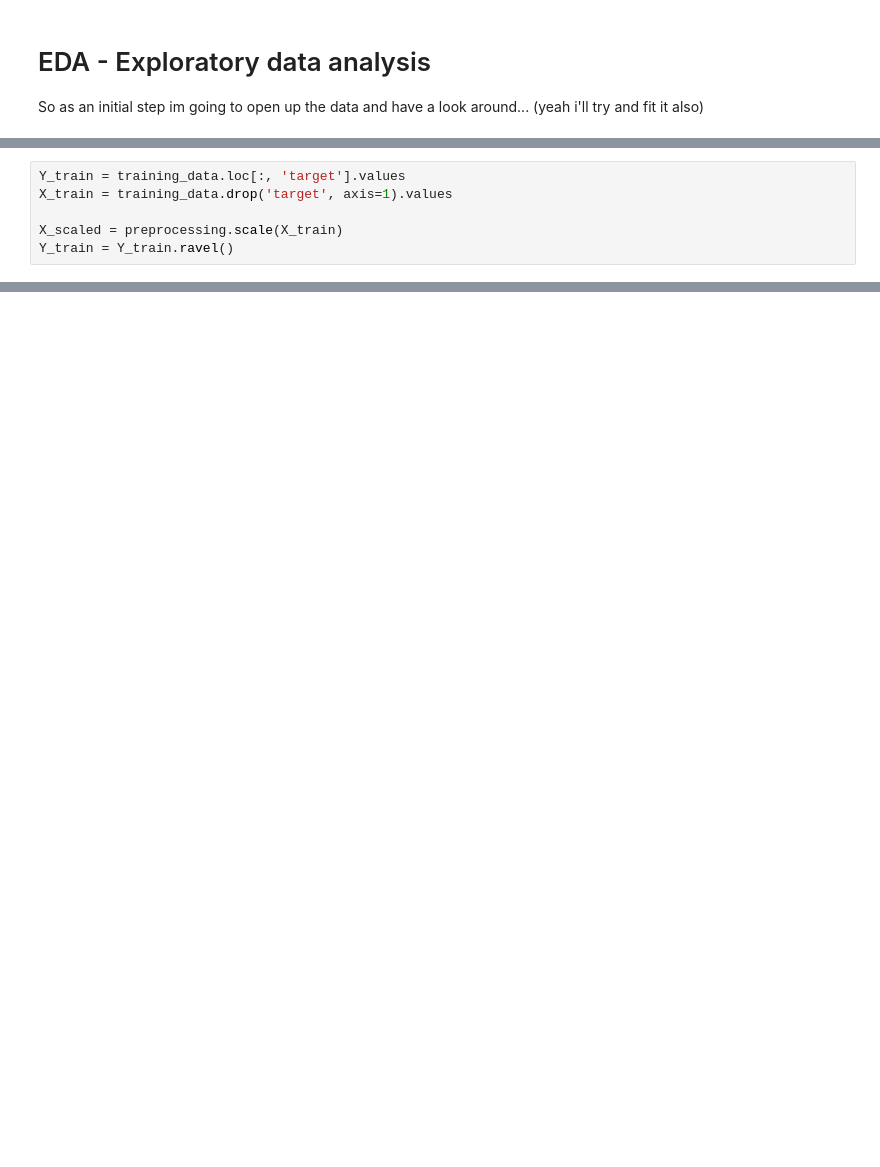
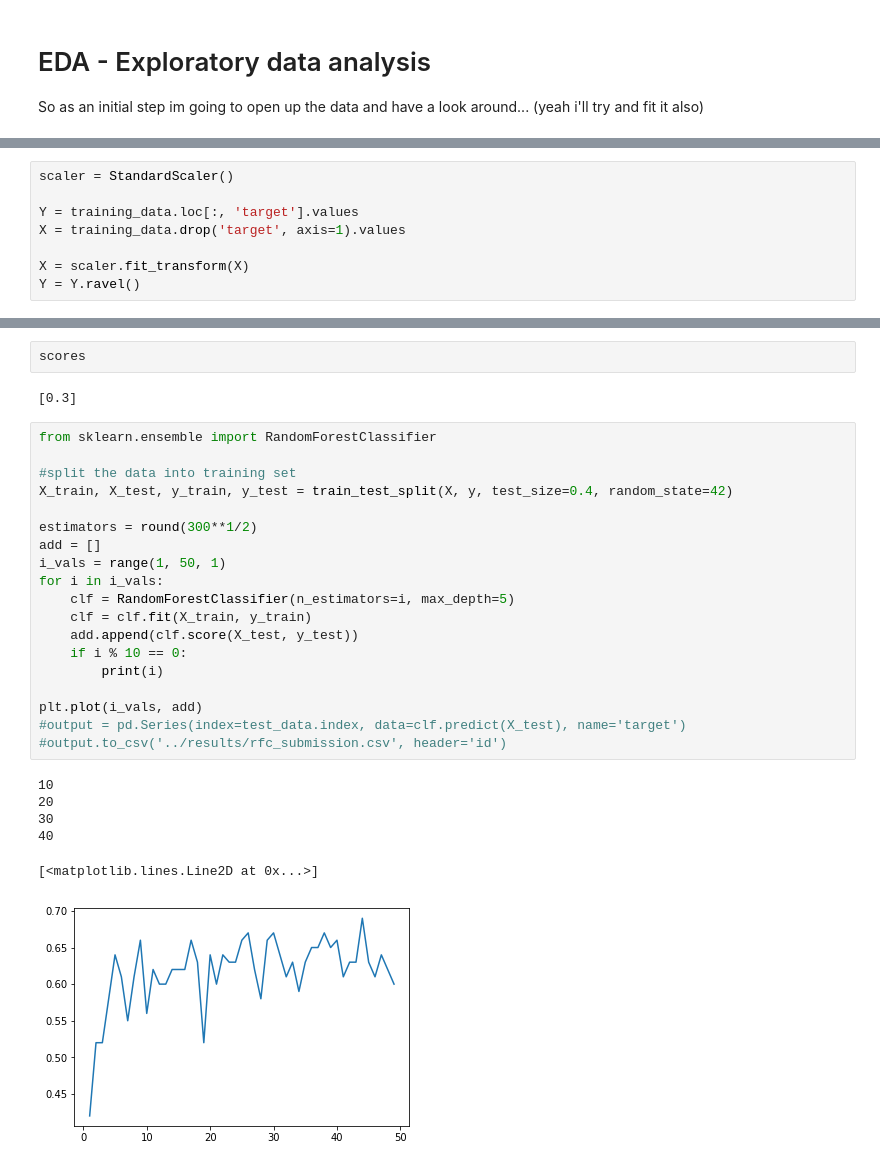
Before and after one commit to georgelil/kaggle_dont_overfit_II, a Jupyter notebook: models/eda.ipynb, the cells around one changed output, grey strips where cells are left out. Cells and saved outputs as stored; diff of their text form; blank space fills up the shorter version.

```diff
--- a/models/eda.ipynb
+++ b/models/eda.ipynb
@@ -29,6 +41,8 @@ more dimensions than samples..
 # %%
-Y_train = training_data.loc[:, 'target'].values
-X_train = training_data.drop('target', axis=1).values
+scaler = StandardScaler()
 
-X_scaled = preprocessing.scale(X_train)
-Y_train = Y_train.ravel()
+Y = training_data.loc[:, 'target'].values
+X = training_data.drop('target', axis=1).values
+
+X = scaler.fit_transform(X)
+Y = Y.ravel()
@@ -37,0 +73,30 @@ X_test = preprocessing.scale(X_test)
+# %%
+scores
+# %% [output]
+[0.3]
+# %%
+from sklearn.ensemble import RandomForestClassifier
+
+#split the data into training set
+X_train, X_test, y_train, y_test = train_test_split(X, y, test_size=0.4, random_state=42)
+
+estimators = round(300**1/2)
+add = []
+i_vals = range(1, 50, 1)
+for i in i_vals:
+    clf = RandomForestClassifier(n_estimators=i, max_depth=5)
+    clf = clf.fit(X_train, y_train)
+    add.append(clf.score(X_test, y_test))
+    if i % 10 == 0:
+        print(i)
+
+plt.plot(i_vals, add)
+#output = pd.Series(index=test_data.index, data=clf.predict(X_test), name='target')
+#output.to_csv('../results/rfc_submission.csv', header='id')
+# %% [output]
+10
+20
+30
+40
+[<matplotlib.lines.Line2D at 0x...>]
+[figure, added]
```
Also changed, not shown: parts of 12 cells of this notebook, 4 other files.
